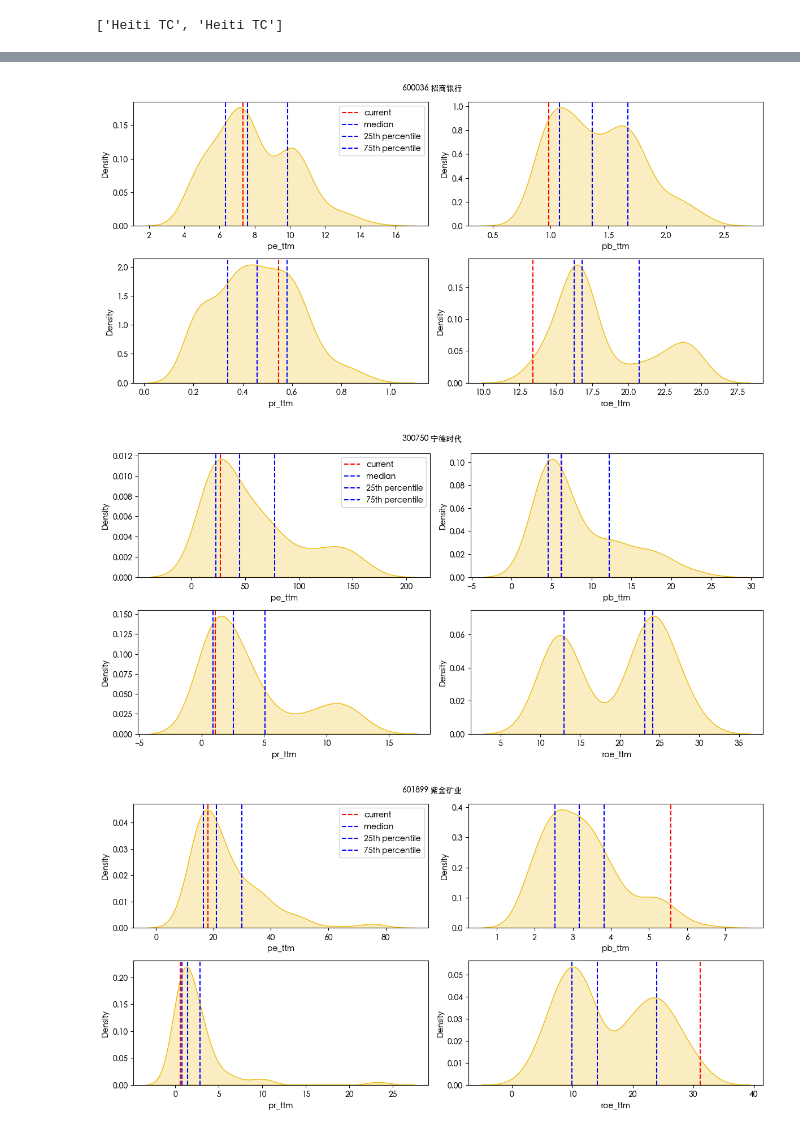
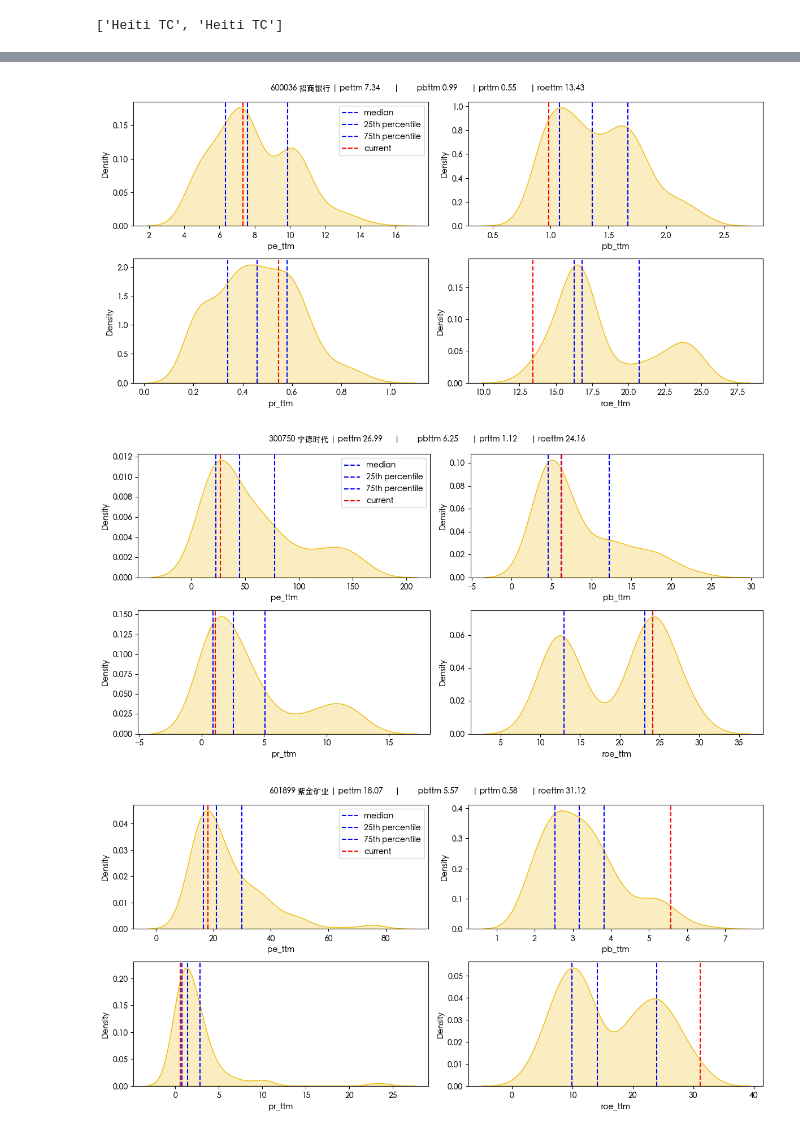
Before and after one commit to ProfessorErdo/stock-trend-tracker, a Jupyter notebook: notebooks/cal_pe_distribution.ipynb, the cells around one changed output, grey strips where cells are left out. Drawn from its saved outputs; the diff is of its cells as text; code cells hidden in the pictures.

Commit message:
add hs300 financial and price data

```diff
--- a/notebooks/cal_pe_distribution.ipynb
+++ b/notebooks/cal_pe_distribution.ipynb
@@ -165,52 +163,59 @@ for stock_code in STOCK_CODES:
 
     # pe ttm distribution
     sns.kdeplot(financial_price, x='pe_ttm', fill=True, color="#eeb908", ax=axes[0])
-    # current pe ttm
-    axes[0].axvline(x=financial_price.iloc[-1, -4], color='red', linestyle='--', label='current')
+
     # median pettm
     axes[0].axvline(x=financial_price['pe_ttm'].median(), color='blue', linestyle='--', label='median')
     # 25th percentile
     axes[0].axvline(x=financial_price['pe_ttm'].quantile(0.25), color='blue', linestyle='--', label='25th percentile')
     # 75th percentile
     axes[0].axvline(x=financial_price['pe_ttm'].quantile(0.75), color='blue', linestyle='--', label='75th percentile')
+
+    # current pe ttm
+    axes[0].axvline(x=financial_price.iloc[-1, -4], color='red', linestyle='--', label='current')
     axes[0].legend()
 
     # pb ttm distribution
     sns.kdeplot(financial_price, x='pb_ttm', fill=True, color="#eeb908", ax=axes[1])
-    # current pb ttm
-    axes[1].axvline(x=financial_price.iloc[-1, -3], color='red', linestyle='--')
+
     # median pbttm
     axes[1].axvline(x=financial_price['pb_ttm'].median(), color='blue', linestyle='--')
     # 25th percentile
     axes[1].axvline(x=financial_price['pb_ttm'].quantile(0.25), color='blue', linestyle='--')
     # 75th percentile
     axes[1].axvline(x=financial_price['pb_ttm'].quantile(0.75), color='blue', linestyle='--')
+    # current pb ttm
+    axes[1].axvline(x=financial_price.iloc[-1, -3], color='red', linestyle='--')
 
     # pr ttm distribution
     sns.kdeplot(financial_price, x='pr_ttm', fill=True, color="#eeb908", ax=axes[2])
-    # current pr ttm
-    axes[2].axvline(x=financial_price.iloc[-1, -2], color='red', linestyle='--')
+
     # median prttm
     axes[2].axvline(x=financial_price['pr_ttm'].median(), color='blue', linestyle='--')
     # 25th percentile
     axes[2].axvline(x=financial_price['pr_ttm'].quantile(0.25), color='blue', linestyle='--')
     # 75th percentile
     axes[2].axvline(x=financial_price['pr_ttm'].quantile(0.75), color='blue', linestyle='--')
+    # current pr ttm
+    axes[2].axvline(x=financial_price.iloc[-1, -2], color='red', linestyle='--')
 
     # roe ttm distribution
     sns.kdeplot(financial_price, x='roe_ttm', fill=True, color="#eeb908", ax=axes[3])
-    # current roe ttm
-    axes[3].axvline(x=financial_price.iloc[-1, -5], color='red', linestyle='--')
+
     # median roettm
     axes[3].axvline(x=financial_price['roe_ttm'].median(), color='blue', linestyle='--')
     # 25th percentile
     axes[3].axvline(x=financial_price['roe_ttm'].quantile(0.25), color='blue', linestyle='--')
     # 75th percentile
     axes[3].axvline(x=financial_price['roe_ttm'].quantile(0.75), color='blue', linestyle='--')
+    # current roe ttm
+    axes[3].axvline(x=financial_price.iloc[-1, -5], color='red', linestyle='--')
 
     stock_names = pd.read_csv("../data/input/stock_names_full.csv")
     stock_name = stock_names[stock_names['code'] == int(stock_code)]['name'].values[0]
-    fig.suptitle(f"{stock_code} {stock_name}", fontsize=10)
+    fig.suptitle(f"{stock_code} {stock_name} | pettm {financial_price.iloc[-1, -4]:<10.2f} | \
+        pbttm {financial_price.iloc[-1, -3]:<10.2f} | prttm {financial_price.iloc[-1, -2]:<10.2f} | roettm {financial_price.iloc[-1, -5]:<10.2f}",
+        fontsize=10)
     plt.tight_layout()
     # plt.legend()
 
@@ -228,3 +233,3 @@ for stock_code in STOCK_CODES:
-[figure, old version]
+[figure, new version]
-[figure, old version]
+[figure, new version]
-[figure, old version]
+[figure, new version]
```
Also changed, not shown: parts of 3 cells of this notebook, 5 other files.
